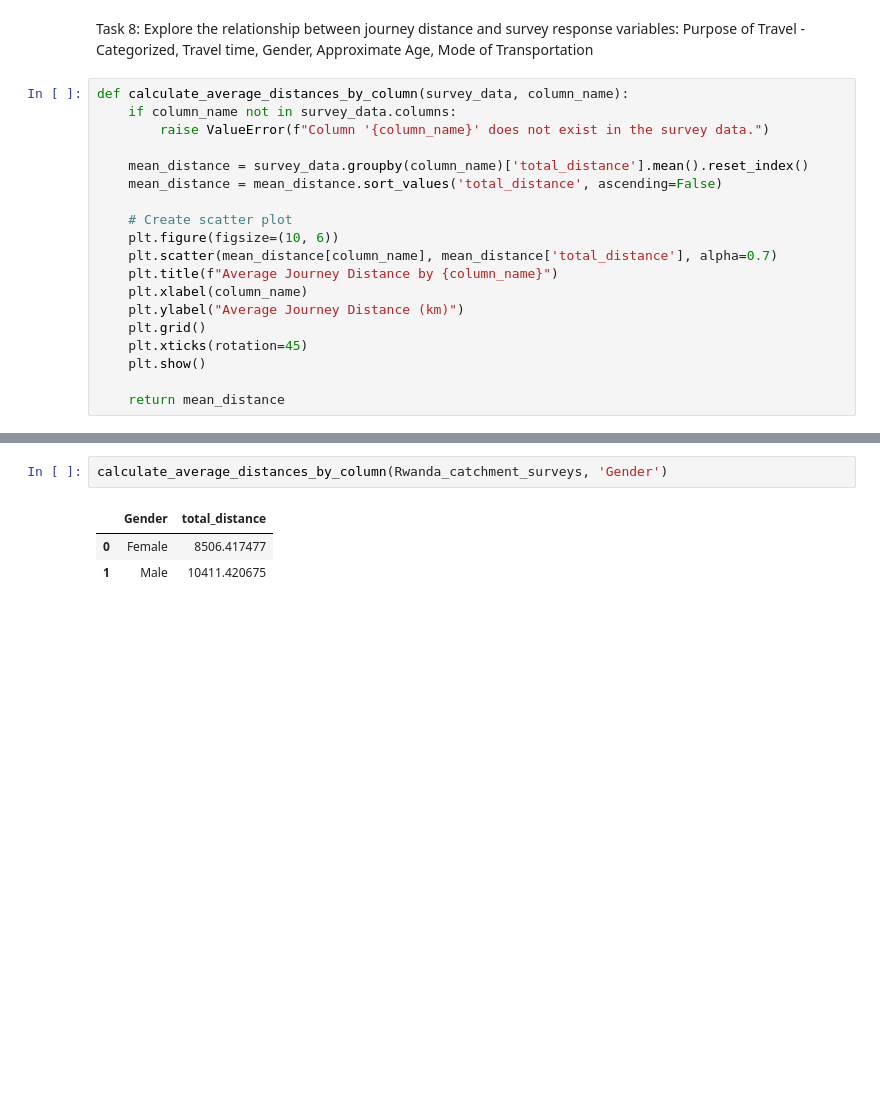
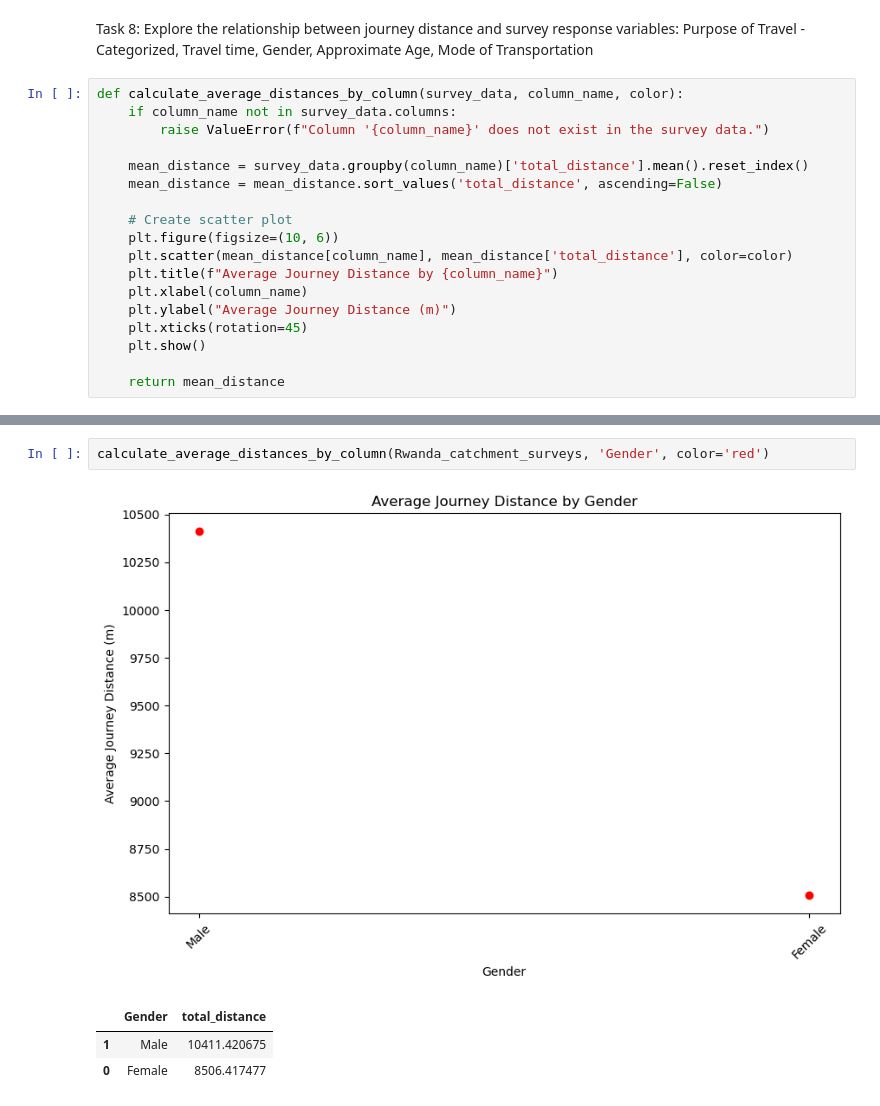
Before and after one commit to bridgestoprosperity/general-data, a Jupyter notebook: notebooks/catchment-analysis/journey-distances.ipynb, the cells around one changed output, grey strips where cells are left out. Saved outputs shown, nothing was run; the diff lists cells and outputs as text; blank space fills up the shorter version.

```diff
--- a/notebooks/catchment-analysis/journey-distances.ipynb
+++ b/notebooks/catchment-analysis/journey-distances.ipynb
@@ -406,7 +406,7 @@ plot_journey_distance_distribution(survey_data = Rwanda_catchment_surveys, bridg
 # %% [markdown]
 Task 8: Explore the relationship between journey distance and survey response variables: Purpose of Travel - Categorized, Travel time, Gender, Approximate Age, Mode of Transportation
 # %%
-def calculate_average_distances_by_column(survey_data, column_name):
+def calculate_average_distances_by_column(survey_data, column_name, color):
     if column_name not in survey_data.columns:
         raise ValueError(f"Column '{column_name}' does not exist in the survey data.")
 
@@ -415,11 +415,10 @@ def calculate_average_distances_by_column(survey_data, column_name):
 
     # Create scatter plot
     plt.figure(figsize=(10, 6))
-    plt.scatter(mean_distance[column_name], mean_distance['total_distance'], alpha=0.7)
+    plt.scatter(mean_distance[column_name], mean_distance['total_distance'], color=color)
     plt.title(f"Average Journey Distance by {column_name}")
     plt.xlabel(column_name)
-    plt.ylabel("Average Journey Distance (km)")
-    plt.grid()
+    plt.ylabel("Average Journey Distance (m)")
     plt.xticks(rotation=45)
     plt.show()
 
@@ -466,7 +466,8 @@ calculate_average_distances_by_column(Rwanda_catchment_surveys, 'Travel time')
 # %%
-calculate_average_distances_by_column(Rwanda_catchment_surveys, 'Gender')
+calculate_average_distances_by_column(Rwanda_catchment_surveys, 'Gender', color='red')
 # %% [output]
+[figure, added]
 |  | Gender | total_distance |
+| 1 | Male | 10411.420675 |
 | 0 | Female | 8506.417477 |
-| 1 | Male | 10411.420675 |
 # %%
```
Also changed, not shown: parts of 14 cells of this notebook.
